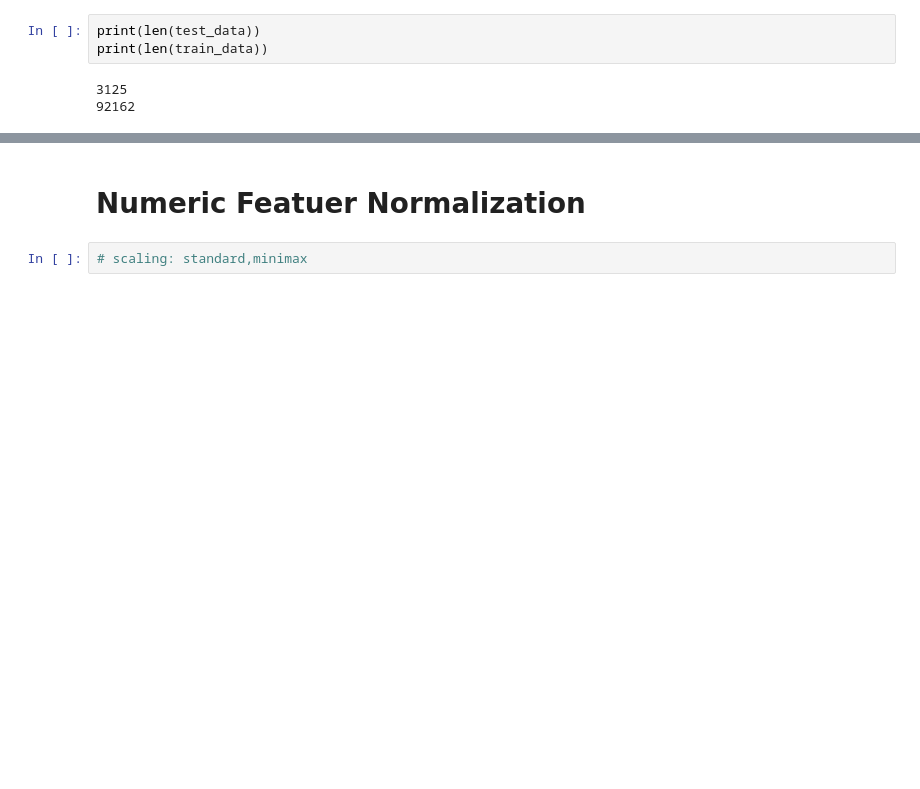
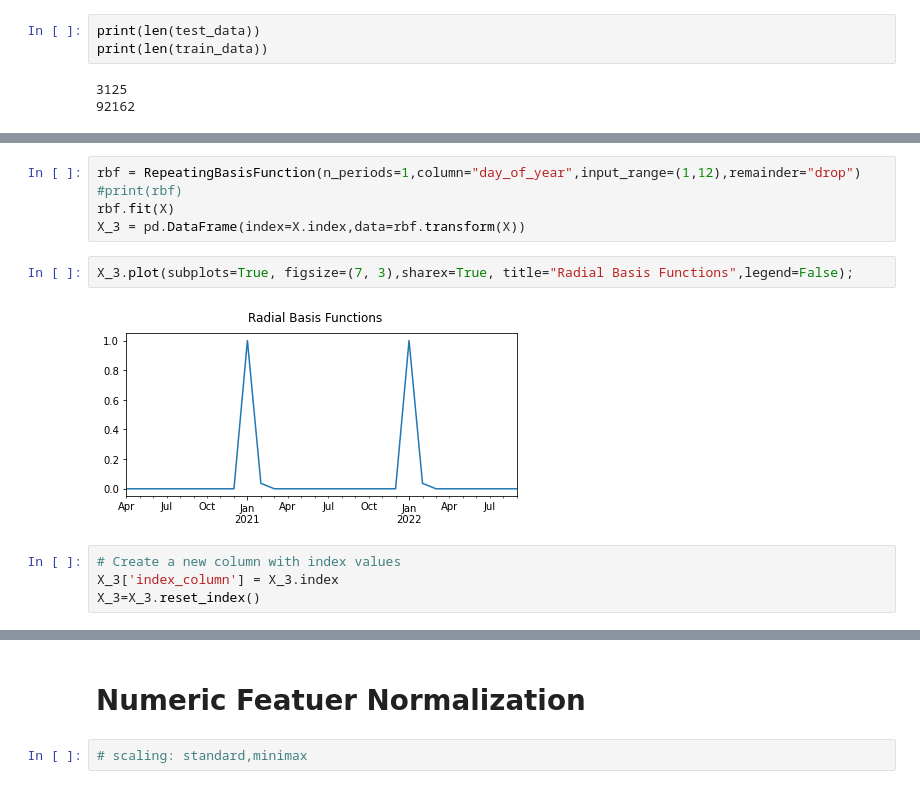
Before and after one commit to Joheun-Kang/microb, a Jupyter notebook: notebook/microb.ipynb, the cells around one changed output, grey strips where cells are left out. Drawn from its saved outputs; the diff is of its cells as text; blank space fills up the shorter version.

```diff
--- a/notebook/microb.ipynb
+++ b/notebook/microb.ipynb
@@ -767,0 +750,13 @@ X_3.plot(subplots=True, figsize=(14, 8),sharex=True, title="Radial Basis Functio
+# %%
+rbf = RepeatingBasisFunction(n_periods=1,column="day_of_year",input_range=(1,12),remainder="drop")
+#print(rbf)
+rbf.fit(X)
+X_3 = pd.DataFrame(index=X.index,data=rbf.transform(X))
+# %%
+X_3.plot(subplots=True, figsize=(7, 3),sharex=True, title="Radial Basis Functions",legend=False);
+# %% [output]
+[figure, added]
+# %%
+# Create a new column with index values
+X_3['index_column'] = X_3.index
+X_3=X_3.reset_index()
```
Also changed, not shown: parts of 44 cells of this notebook.
